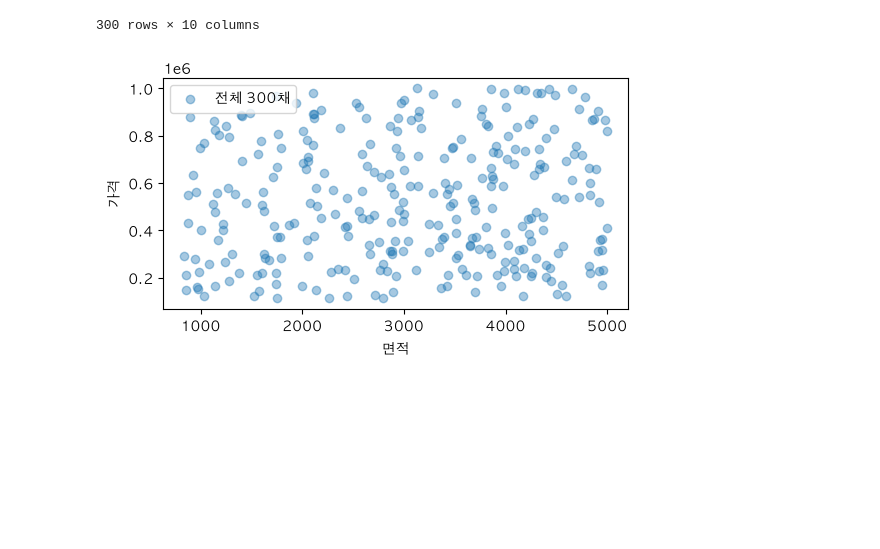
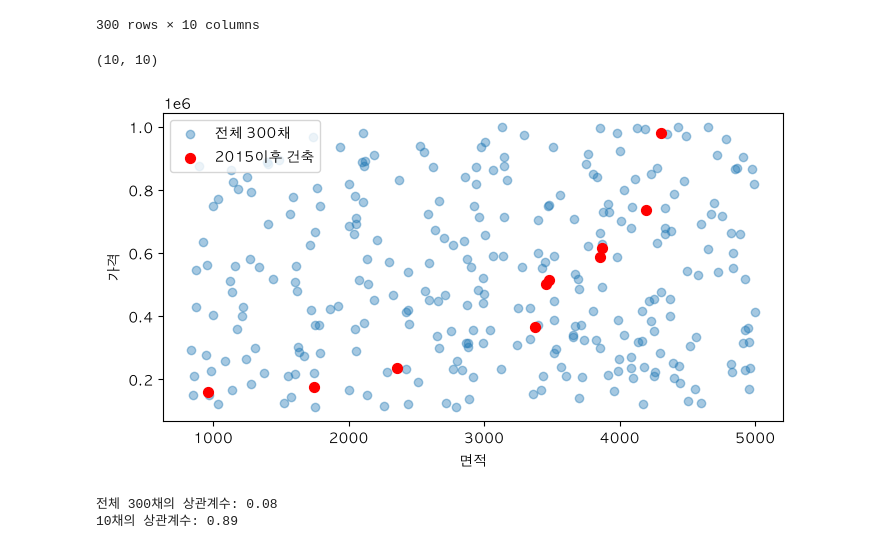
Before and after one commit to murur/kant_python, a Jupyter notebook: 03_ML/kant_ml/02_ml.ipynb, the cells around one changed output. Cells and saved outputs as stored; diff of their text form; code cells hidden in the pictures; blank space fills up the shorter version.

```diff
--- a/03_ML/kant_ml/02_ml.ipynb
+++ b/03_ML/kant_ml/02_ml.ipynb
@@ -45,14 +45,25 @@ house
 | 298 | 314835 | 5 | 2.0 | 4907 | 1941 | 3 | 0.53 | 27153 | 65.61 | ... |
 | 299 | 501896 | 5 | 3.8 | 2141 | 1999 | 0 | 0.77 | 69765 | 12.98 | ... |
 300 rows × 10 columns
+# %%
+small = house[(house["YearBuilt"] > 2015) & (house["CrimeRate"] < 40)]
+small.shape
+# %% [output]
+(10, 10)
 # %%
 import matplotlib.pyplot as plt
 
-plt.figure(figsize=(6,3))
+plt.figure(figsize=(8,4))
 plt.scatter(house["SquareFeet"], house["Price"], alpha=0.4, label="전체 300채")
+plt.scatter(small["SquareFeet"], small["Price"], color="red", s=50, label="2015이후 건축")
 plt.xlabel("면적")
 plt.ylabel("가격")
 plt.legend()
 plt.show()
+
+print("전체 300채의 상관계수:", round(house["SquareFeet"].corr(house["Price"]),2))
+print("10채의 상관계수:", round(small["SquareFeet"].corr(small["Price"]),2))
 # %% [output]
-[figure, old version]
+[figure, new version]
+전체 300채의 상관계수: 0.08
+10채의 상관계수: 0.89
```
Also changed, not shown: parts of 9 cells of this notebook, 4 other files.
